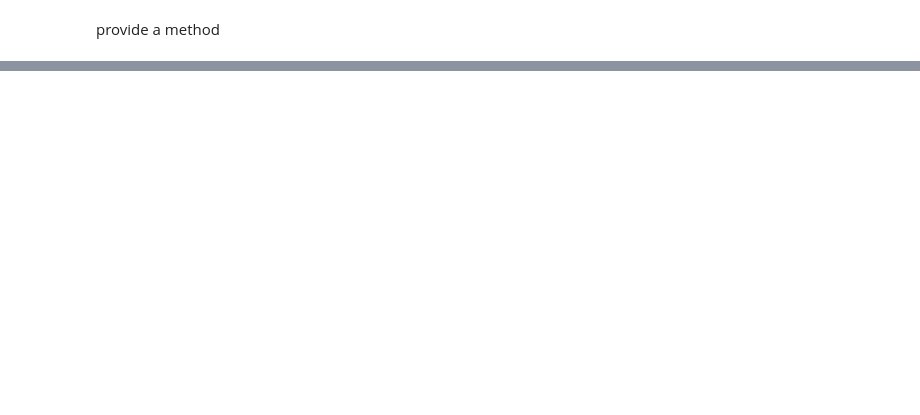
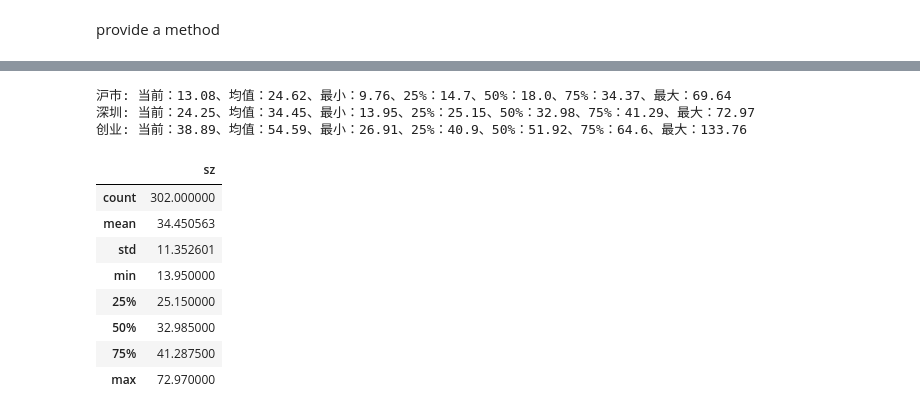
Before and after one commit to steven-xian/example, a Jupyter notebook: learn_python/finance/ak-fund-demo.ipynb, the cells around one changed output, grey strips where cells are left out. Drawn from its saved outputs; the diff is of its cells as text; code cells hidden in the pictures; blank space fills up the shorter version.

```diff
--- a/learn_python/finance/ak-fund-demo.ipynb
+++ b/learn_python/finance/ak-fund-demo.ipynb
@@ -306,0 +183,8 @@ stock_a_pe_df[stock_a_pe_df['averagePELYR'].astype(float) <= 40]
+# %%
+sz_de = stock_pe_sz_df[:].describe()
+cy_de = stock_pe_cy_df[:].describe()
+sh_de = stock_pe_sh_df[:].describe()
+
+print(sz_de)
+print(cy_de)
+print(sh_de)
@@ -306,0 +209,20 @@ stock_a_pe_df[stock_a_pe_df['averagePELYR'].astype(float) <= 40]
+# %%
+print("沪市: 当前：{}、均值：{}、最小：{}、25%：{}、50%：{}、75%：{}、最大：{}".format(stock_pe_sh_df.iloc[-1]['sh'], round(sh_de.loc['mean', 'sh'], 2), round(sh_de.loc['min', 'sh'], 2), round(sh_de.loc['25%', 'sh'],2), round(sh_de.loc['50%', 'sh'],2), round(sh_de.loc['75%', 'sh'],2), round(sh_de.loc['max', 'sh'],2)))
+print("深圳: 当前：{}、均值：{}、最小：{}、25%：{}、50%：{}、75%：{}、最大：{}".format(stock_pe_sz_df.iloc[-1]['sz'], round(sz_de.loc['mean', 'sz'], 2), round(sz_de.loc['min', 'sz'], 2), round(sz_de.loc['25%', 'sz'],2), round(sz_de.loc['50%', 'sz'],2), round(sz_de.loc['75%', 'sz'],2), round(sz_de.loc['max', 'sz'],2)))
+print("创业: 当前：{}、均值：{}、最小：{}、25%：{}、50%：{}、75%：{}、最大：{}".format(stock_pe_cy_df.iloc[-1]['cy'], round(cy_de.loc['mean', 'cy'], 2), round(cy_de.loc['min', 'cy'], 2), round(cy_de.loc['25%', 'cy'],2), round(cy_de.loc['50%', 'cy'],2), round(cy_de.loc['75%', 'cy'],2), round(cy_de.loc['max', 'cy'],2)))
+# %% [output]
+沪市: 当前：13.08、均值：24.62、最小：9.76、25%：14.7、50%：18.0、75%：34.37、最大：69.64
+深圳: 当前：24.25、均值：34.45、最小：13.95、25%：25.15、50%：32.98、75%：41.29、最大：72.97
+创业: 当前：38.89、均值：54.59、最小：26.91、25%：40.9、50%：51.92、75%：64.6、最大：133.76
+# %%
+sz_de
+# %% [output]
+|  | sz |
+| count | 302.000000 |
+| mean | 34.450563 |
+| std | 11.352601 |
+| min | 13.950000 |
+| 25% | 25.150000 |
+| 50% | 32.985000 |
+| 75% | 41.287500 |
+| max | 72.970000 |
```
Also changed, not shown: parts of 26 cells of this notebook, 2 other files.
